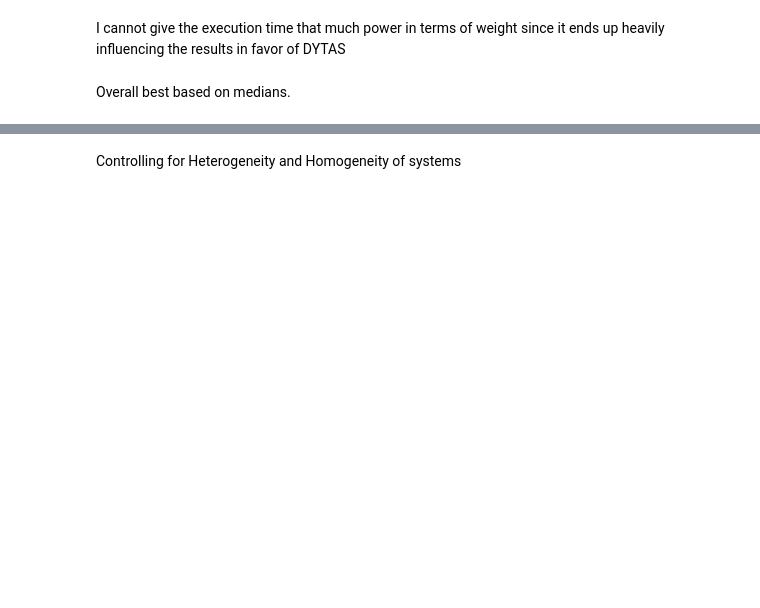
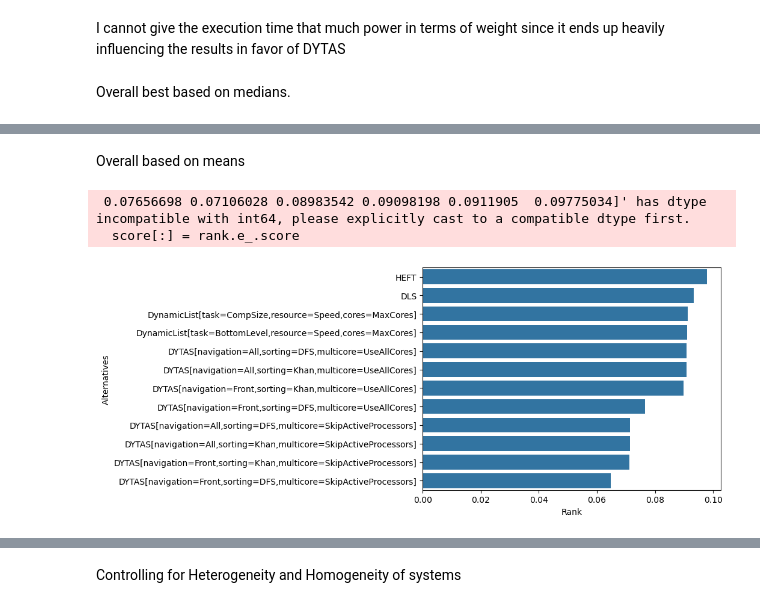
Before and after one commit to jisanos/dslab, a Jupyter notebook: dytas-benchmark/dytas-comparisons/analysis/best-overall.ipynb, the cells around one changed output, grey strips where cells are left out. Saved outputs shown, nothing was run; the diff lists cells and outputs as text; code cells hidden in the pictures; blank space fills up the shorter version.

```diff
--- a/dytas-benchmark/dytas-comparisons/analysis/best-overall.ipynb
+++ b/dytas-benchmark/dytas-comparisons/analysis/best-overall.ipynb
@@ -175,0 +176,10 @@ calculate_weighted_sum(df_medians, primary_metrics, objectives, weights)
+# %% [markdown]
+Overall based on means
+# %%
+df_means =  df[primary_metrics + ["scheduler"]].groupby("scheduler").mean()
+
+calculate_weighted_sum(df_means, primary_metrics, objectives, weights)
+# %% [output]
+ 0.07656698 0.07106028 0.08983542 0.09098198 0.0911905  0.09775034]' has dtype incompatible with int64, please explicitly cast to a compatible dtype first.
+  score[:] = rank.e_.score
+[figure, added]
```
Also changed, not shown: parts of 4 cells of this notebook, 7 other files.
